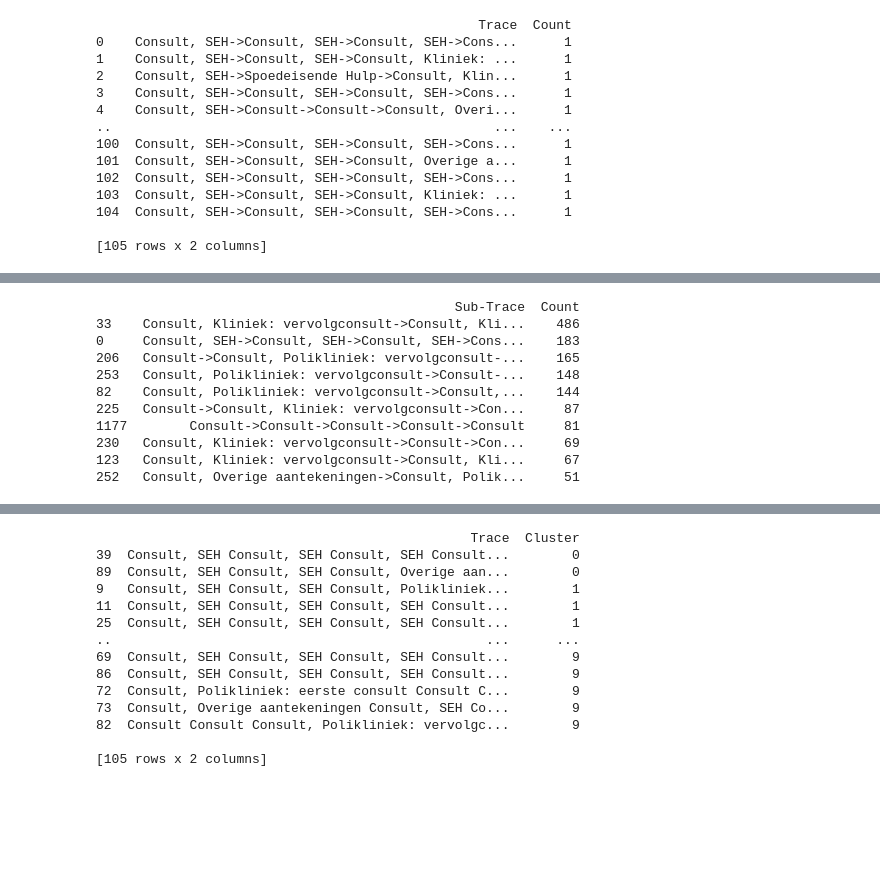
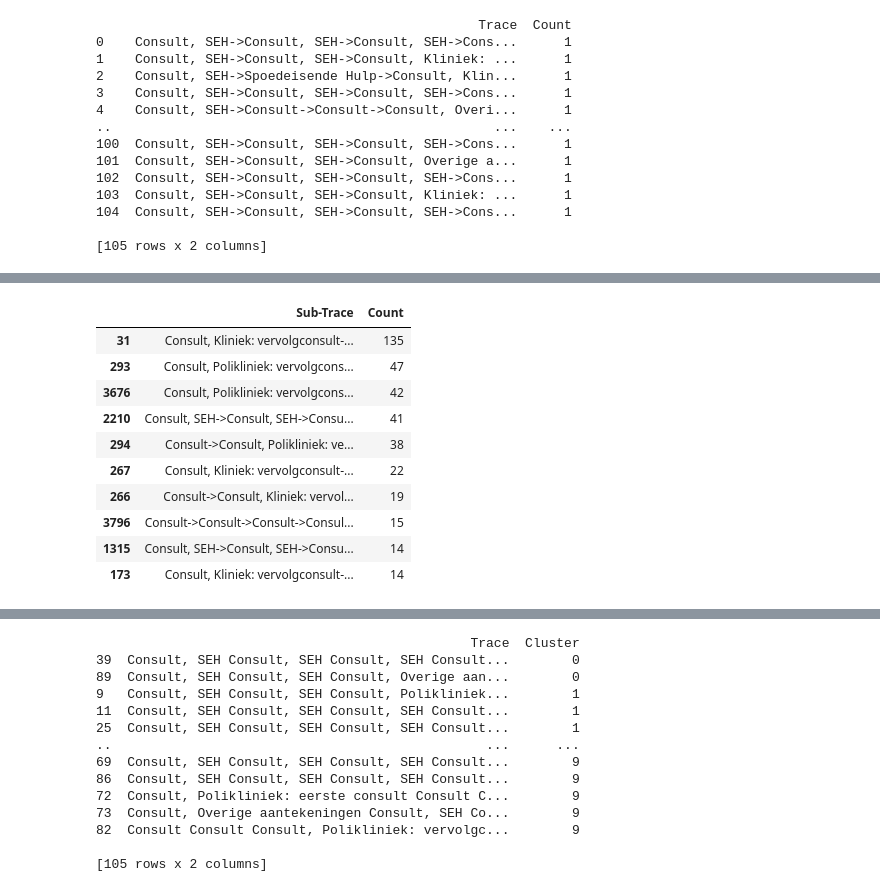
Before and after one commit to Yannique00/Master_Thesis, a Jupyter notebook: event logs pm.ipynb, the cells around one changed output, grey strips where cells are left out. Cells and saved outputs as stored; diff of their text form; code cells hidden in the pictures; blank space fills up the shorter version.

```diff
--- a/event logs pm.ipynb
+++ b/event logs pm.ipynb
@@ -303,42 +303,42 @@ fig.show()
 # %%
 from collections import Counter
 
 def get_sub_traces(trace, window_size):
     """Extracts sub-traces of a given window size from a full trace."""
     return ['->'.join(trace[i:i+window_size]) for i in range(len(trace) - window_size + 1)]
 
 # Extract unique variants (trace paths)
 from pm4py.algo.filtering.log.variants import variants_filter
 variants = variants_filter.get_variants(event_log)
 # print('variants', variants)
 
 # Convert traces from tuples to lists
 trace_list = [list(trace) for trace in variants.keys()]
 # print('trace_list', trace_list)
 
 # Extract all sub-traces
-window_size = 5  # Adjust window size as needed
+window_size = 10  # Adjust window size as needed
 all_sub_traces = [sub_trace for trace in trace_list for sub_trace in get_sub_traces(trace, window_size)]
 # print('all_sub_traces', all_sub_traces)
 
 # Count frequency of sub-traces
 sub_trace_counts = Counter(all_sub_traces)
 
 # Convert to DataFrame for sorting
 import pandas as pd
 sub_trace_df = pd.DataFrame(sub_trace_counts.items(), columns=['Sub-Trace', 'Count'])
 sub_trace_df = sub_trace_df.sort_values(by='Count', ascending=False)
 
-print(sub_trace_df.head(10))  # Show most common sub-traces
+sub_trace_df.head(10) # Show most common sub-traces
 # %% [output]
-                                              Sub-Trace  Count
-33    Consult, Kliniek: vervolgconsult->Consult, Kli...    486
-0     Consult, SEH->Consult, SEH->Consult, SEH->Cons...    183
-206   Consult->Consult, Polikliniek: vervolgconsult-...    165
-253   Consult, Polikliniek: vervolgconsult->Consult-...    148
-82    Consult, Polikliniek: vervolgconsult->Consult,...    144
-225   Consult->Consult, Kliniek: vervolgconsult->Con...     87
-1177        Consult->Consult->Consult->Consult->Consult     81
-230   Consult, Kliniek: vervolgconsult->Consult->Con...     69
-123   Consult, Kliniek: vervolgconsult->Consult, Kli...     67
-252   Consult, Overige aantekeningen->Consult, Polik...     51
+|  | Sub-Trace | Count |
+| 31 | Consult, Kliniek: vervolgconsult-... | 135 |
+| 293 | Consult, Polikliniek: vervolgcons... | 47 |
+| 3676 | Consult, Polikliniek: vervolgcons... | 42 |
+| 2210 | Consult, SEH->Consult, SEH->Consu... | 41 |
+| 294 | Consult->Consult, Polikliniek: ve... | 38 |
+| 267 | Consult, Kliniek: vervolgconsult-... | 22 |
+| 266 | Consult->Consult, Kliniek: vervol... | 19 |
+| 3796 | Consult->Consult->Consult->Consul... | 15 |
+| 1315 | Consult, SEH->Consult, SEH->Consu... | 14 |
+| 173 | Consult, Kliniek: vervolgconsult-... | 14 |
```
Also changed, not shown: parts of 10 cells of this notebook, 26 other files.
